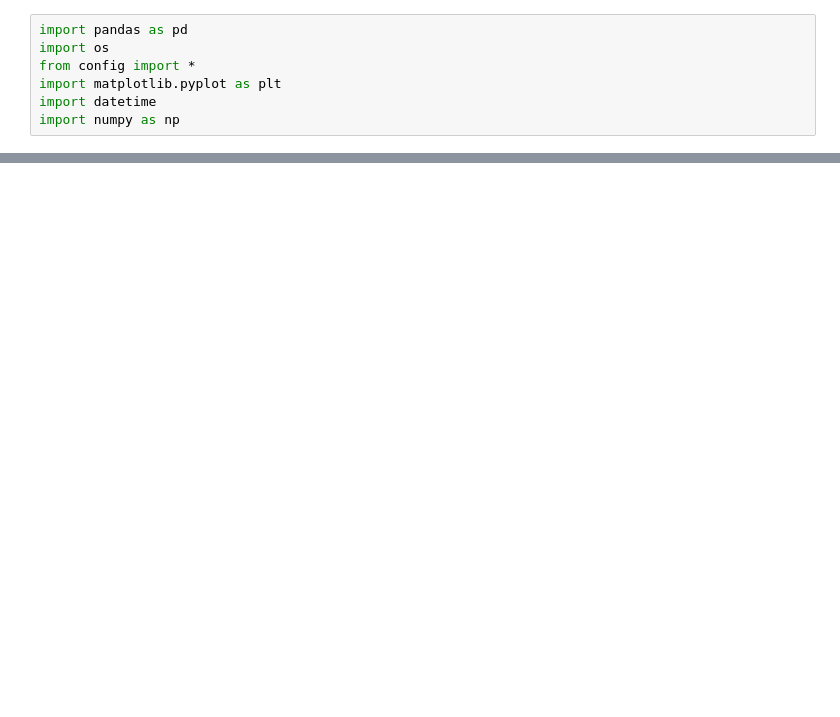
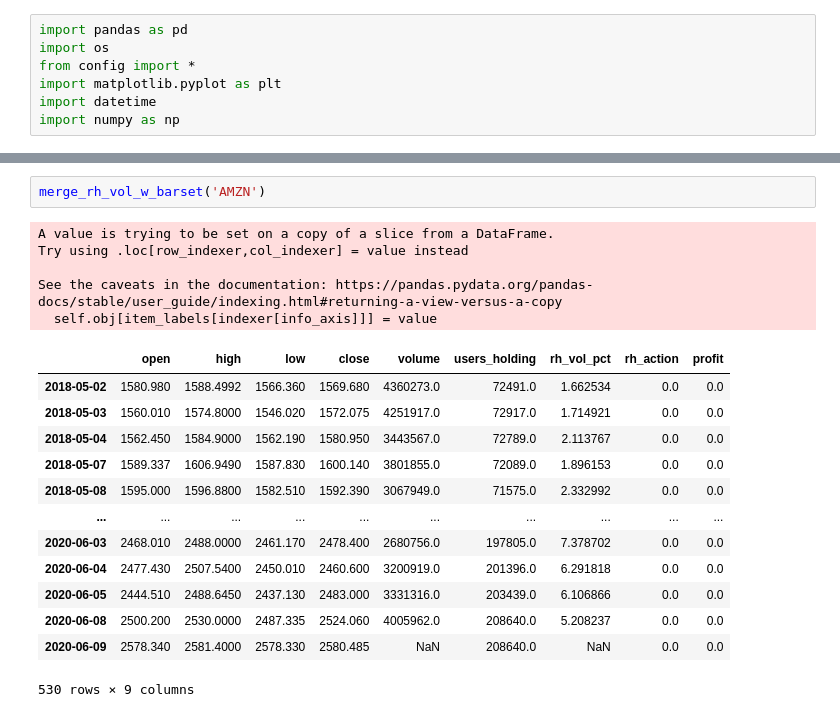
Before and after one commit to parthh01/scalping_robintrack, a Jupyter notebook: robintrack_analysis.ipynb, the cells around one changed output, grey strips where cells are left out. Drawn from its saved outputs; the diff is of its cells as text; blank space fills up the shorter version.

```diff
--- a/robintrack_analysis.ipynb
+++ b/robintrack_analysis.ipynb
@@ -112,0 +186,21 @@ print(asset_returns[asset_returns['rh_action'] == 1])
+# %%
+merge_rh_vol_w_barset('AMZN')
+# %% [output]
+A value is trying to be set on a copy of a slice from a DataFrame.
+Try using .loc[row_indexer,col_indexer] = value instead
+
+See the caveats in the documentation: https://pandas.pydata.org/pandas-docs/stable/user_guide/indexing.html#returning-a-view-versus-a-copy
+  self.obj[item_labels[indexer[info_axis]]] = value
+|  | open | high | low | close | volume | users_holding | rh_vol_pct | rh_action | profit |
+| 2018-05-02 | 1580.980 | 1588.4992 | 1566.360 | 1569.680 | 4360273.0 | 72491.0 | 1.662534 | 0.0 | 0.0 |
+| 2018-05-03 | 1560.010 | 1574.8000 | 1546.020 | 1572.075 | 4251917.0 | 72917.0 | 1.714921 | 0.0 | 0.0 |
+| 2018-05-04 | 1562.450 | 1584.9000 | 1562.190 | 1580.950 | 3443567.0 | 72789.0 | 2.113767 | 0.0 | 0.0 |
+| 2018-05-07 | 1589.337 | 1606.9490 | 1587.830 | 1600.140 | 3801855.0 | 72089.0 | 1.896153 | 0.0 | 0.0 |
+| 2018-05-08 | 1595.000 | 1596.8800 | 1582.510 | 1592.390 | 3067949.0 | 71575.0 | 2.332992 | 0.0 | 0.0 |
+| ... | ... | ... | ... | ... | ... | ... | ... | ... | ... |
+| 2020-06-03 | 2468.010 | 2488.0000 | 2461.170 | 2478.400 | 2680756.0 | 197805.0 | 7.378702 | 0.0 | 0.0 |
+| 2020-06-04 | 2477.430 | 2507.5400 | 2450.010 | 2460.600 | 3200919.0 | 201396.0 | 6.291818 | 0.0 | 0.0 |
+| 2020-06-05 | 2444.510 | 2488.6450 | 2437.130 | 2483.000 | 3331316.0 | 203439.0 | 6.106866 | 0.0 | 0.0 |
+| 2020-06-08 | 2500.200 | 2530.0000 | 2487.335 | 2524.060 | 4005962.0 | 208640.0 | 5.208237 | 0.0 | 0.0 |
+| 2020-06-09 | 2578.340 | 2581.4000 | 2578.330 | 2580.485 | NaN | 208640.0 | NaN | 0.0 | 0.0 |
+530 rows × 9 columns
```
Also changed, not shown: parts of 4 cells of this notebook.
